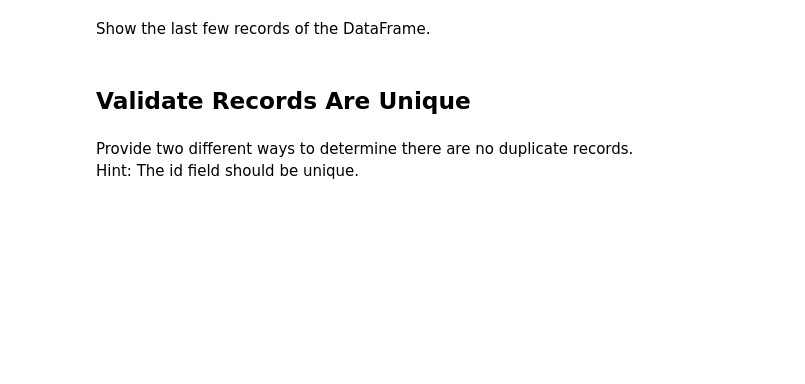
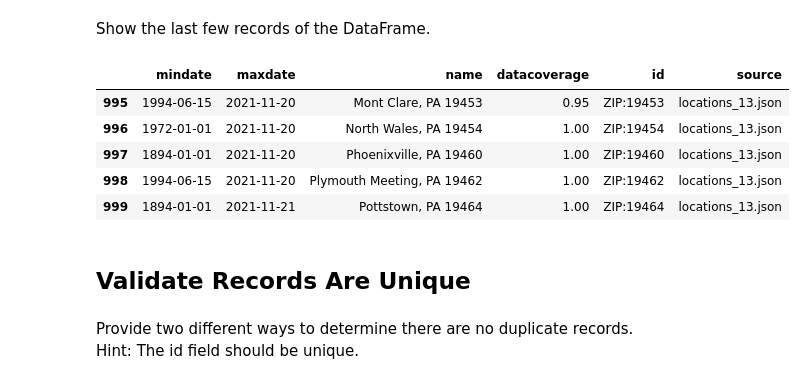
Before and after one commit to keerthiballa/DataEngineering.Labs.NOAALocations, a Jupyter notebook: loading_locations_data_into_dataframes.ipynb, the cells around one changed output. Drawn from its saved outputs; the diff is of its cells as text; code cells hidden in the pictures; blank space fills up the shorter version.

```diff
--- a/loading_locations_data_into_dataframes.ipynb
+++ b/loading_locations_data_into_dataframes.ipynb
@@ -87,6 +169,14 @@ Show the first few records of the DataFrame.
 Show the last few records of the DataFrame.
 # %%
 # Show the last few records
+df.tail()
+# %% [output]
+|  | mindate | maxdate | name | datacoverage | id | source |
+| 995 | 1994-06-15 | 2021-11-20 | Mont Clare, PA 19453 | 0.95 | ZIP:19453 | locations_13.json |
+| 996 | 1972-01-01 | 2021-11-20 | North Wales, PA 19454 | 1.00 | ZIP:19454 | locations_13.json |
+| 997 | 1894-01-01 | 2021-11-20 | Phoenixville, PA 19460 | 1.00 | ZIP:19460 | locations_13.json |
+| 998 | 1994-06-15 | 2021-11-20 | Plymouth Meeting, PA 19462 | 1.00 | ZIP:19462 | locations_13.json |
+| 999 | 1894-01-01 | 2021-11-21 | Pottstown, PA 19464 | 1.00 | ZIP:19464 | locations_13.json |
 # %% [markdown]
 ## Validate Records Are Unique
 # %% [markdown]
```
Also changed, not shown: parts of 31 cells of this notebook, 41 other files.
